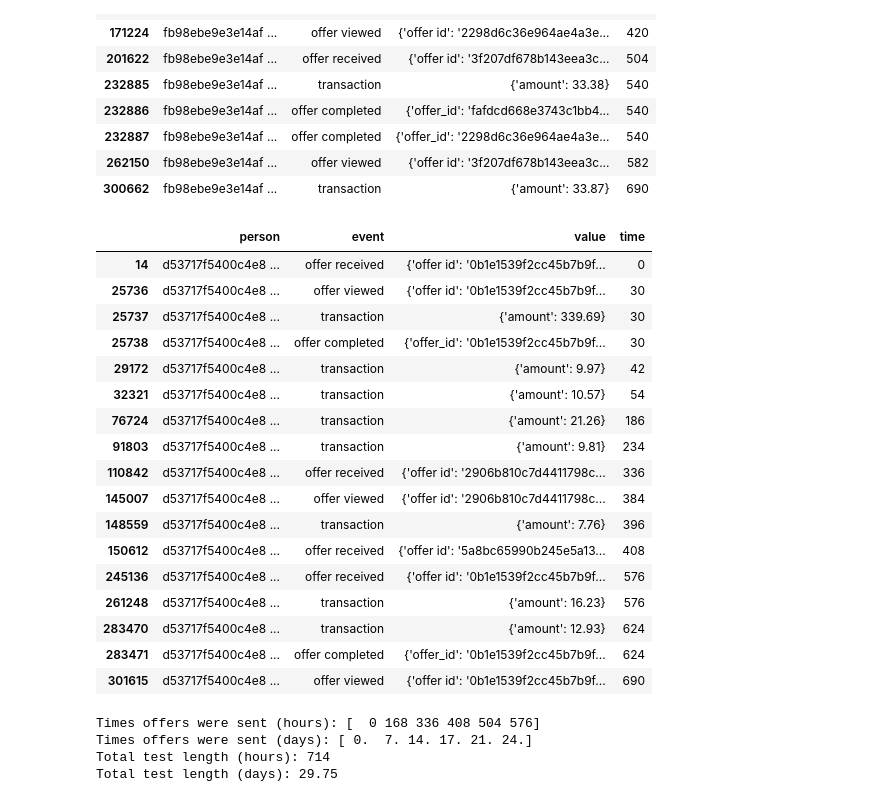
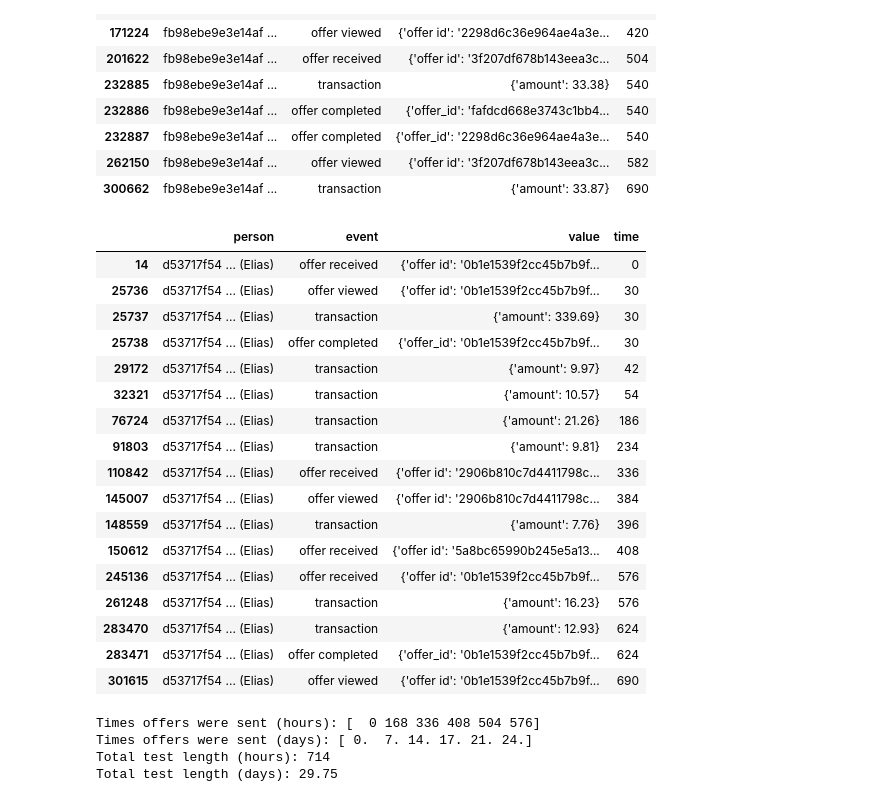
Before and after one commit to chapman-mcd/Starbucks_Sandbox, a Jupyter notebook: Starbucks_Sandbox.ipynb, the cells around one changed output. Saved outputs shown, nothing was run; the diff lists cells and outputs as text; code cells hidden in the pictures.

```diff
--- a/Starbucks_Sandbox.ipynb
+++ b/Starbucks_Sandbox.ipynb
@@ -308,28 +309,28 @@ transcript_disp
 # %%
 # Examine structure of transcript dataframe - this person completes an offer before viewing it
 random_person = transcript.person.iloc[14]
 transcript_disp = transcript[transcript.person == random_person].copy()
-transcript_disp['person'] = transcript_disp.person.str.slice(stop=15) + " ..."
+transcript_disp['person'] = transcript_disp.person.str.slice(stop=9) + "  ... (Elias)"
 transcript_disp
 # %% [output]
 |  | person | event | value | time |
-| 14 | d53717f5400c4e8 ... | offer received | {'offer id': '0b1e1539f2cc45b7b9f... | 0 |
-| 25736 | d53717f5400c4e8 ... | offer viewed | {'offer id': '0b1e1539f2cc45b7b9f... | 30 |
-| 25737 | d53717f5400c4e8 ... | transaction | {'amount': 339.69} | 30 |
-| 25738 | d53717f5400c4e8 ... | offer completed | {'offer_id': '0b1e1539f2cc45b7b9f... | 30 |
-| 29172 | d53717f5400c4e8 ... | transaction | {'amount': 9.97} | 42 |
-| 32321 | d53717f5400c4e8 ... | transaction | {'amount': 10.57} | 54 |
-| 76724 | d53717f5400c4e8 ... | transaction | {'amount': 21.26} | 186 |
-| 91803 | d53717f5400c4e8 ... | transaction | {'amount': 9.81} | 234 |
-| 110842 | d53717f5400c4e8 ... | offer received | {'offer id': '2906b810c7d4411798c... | 336 |
-| 145007 | d53717f5400c4e8 ... | offer viewed | {'offer id': '2906b810c7d4411798c... | 384 |
-| 148559 | d53717f5400c4e8 ... | transaction | {'amount': 7.76} | 396 |
-| 150612 | d53717f5400c4e8 ... | offer received | {'offer id': '5a8bc65990b245e5a13... | 408 |
-| 245136 | d53717f5400c4e8 ... | offer received | {'offer id': '0b1e1539f2cc45b7b9f... | 576 |
-| 261248 | d53717f5400c4e8 ... | transaction | {'amount': 16.23} | 576 |
-| 283470 | d53717f5400c4e8 ... | transaction | {'amount': 12.93} | 624 |
-| 283471 | d53717f5400c4e8 ... | offer completed | {'offer_id': '0b1e1539f2cc45b7b9f... | 624 |
-| 301615 | d53717f5400c4e8 ... | offer viewed | {'offer id': '0b1e1539f2cc45b7b9f... | 690 |
+| 14 | d53717f54 ... (Elias) | offer received | {'offer id': '0b1e1539f2cc45b7b9f... | 0 |
+| 25736 | d53717f54 ... (Elias) | offer viewed | {'offer id': '0b1e1539f2cc45b7b9f... | 30 |
+| 25737 | d53717f54 ... (Elias) | transaction | {'amount': 339.69} | 30 |
+| 25738 | d53717f54 ... (Elias) | offer completed | {'offer_id': '0b1e1539f2cc45b7b9f... | 30 |
+| 29172 | d53717f54 ... (Elias) | transaction | {'amount': 9.97} | 42 |
+| 32321 | d53717f54 ... (Elias) | transaction | {'amount': 10.57} | 54 |
+| 76724 | d53717f54 ... (Elias) | transaction | {'amount': 21.26} | 186 |
+| 91803 | d53717f54 ... (Elias) | transaction | {'amount': 9.81} | 234 |
+| 110842 | d53717f54 ... (Elias) | offer received | {'offer id': '2906b810c7d4411798c... | 336 |
+| 145007 | d53717f54 ... (Elias) | offer viewed | {'offer id': '2906b810c7d4411798c... | 384 |
+| 148559 | d53717f54 ... (Elias) | transaction | {'amount': 7.76} | 396 |
+| 150612 | d53717f54 ... (Elias) | offer received | {'offer id': '5a8bc65990b245e5a13... | 408 |
+| 245136 | d53717f54 ... (Elias) | offer received | {'offer id': '0b1e1539f2cc45b7b9f... | 576 |
+| 261248 | d53717f54 ... (Elias) | transaction | {'amount': 16.23} | 576 |
+| 283470 | d53717f54 ... (Elias) | transaction | {'amount': 12.93} | 624 |
+| 283471 | d53717f54 ... (Elias) | offer completed | {'offer_id': '0b1e1539f2cc45b7b9f... | 624 |
+| 301615 | d53717f54 ... (Elias) | offer viewed | {'offer id': '0b1e1539f2cc45b7b9f... | 690 |
 # %%
 # The dictionary in the 'value' column is more useful as its individual elements,
 # even though they will have significant NaNs
```
Also changed, not shown: parts of 13 cells of this notebook, 9 other files.
